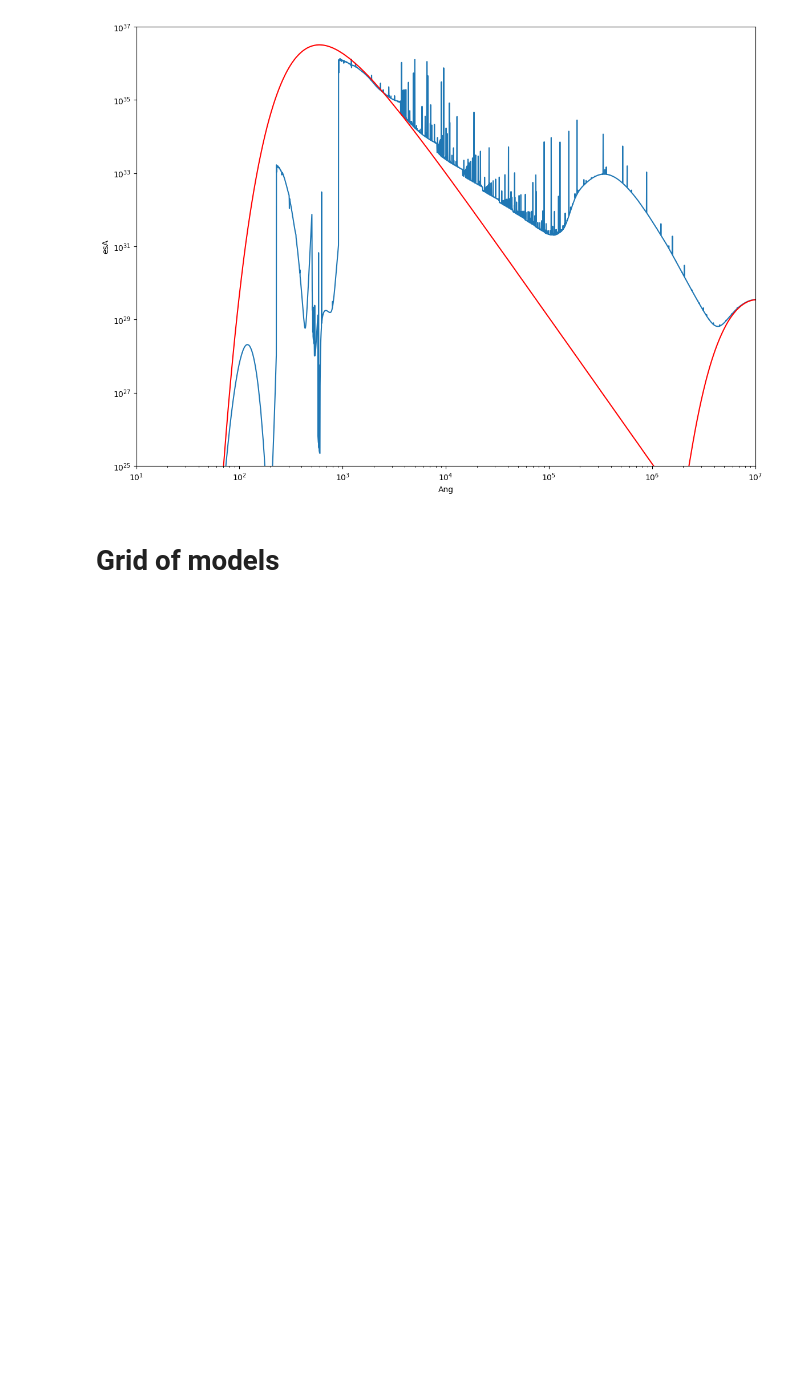
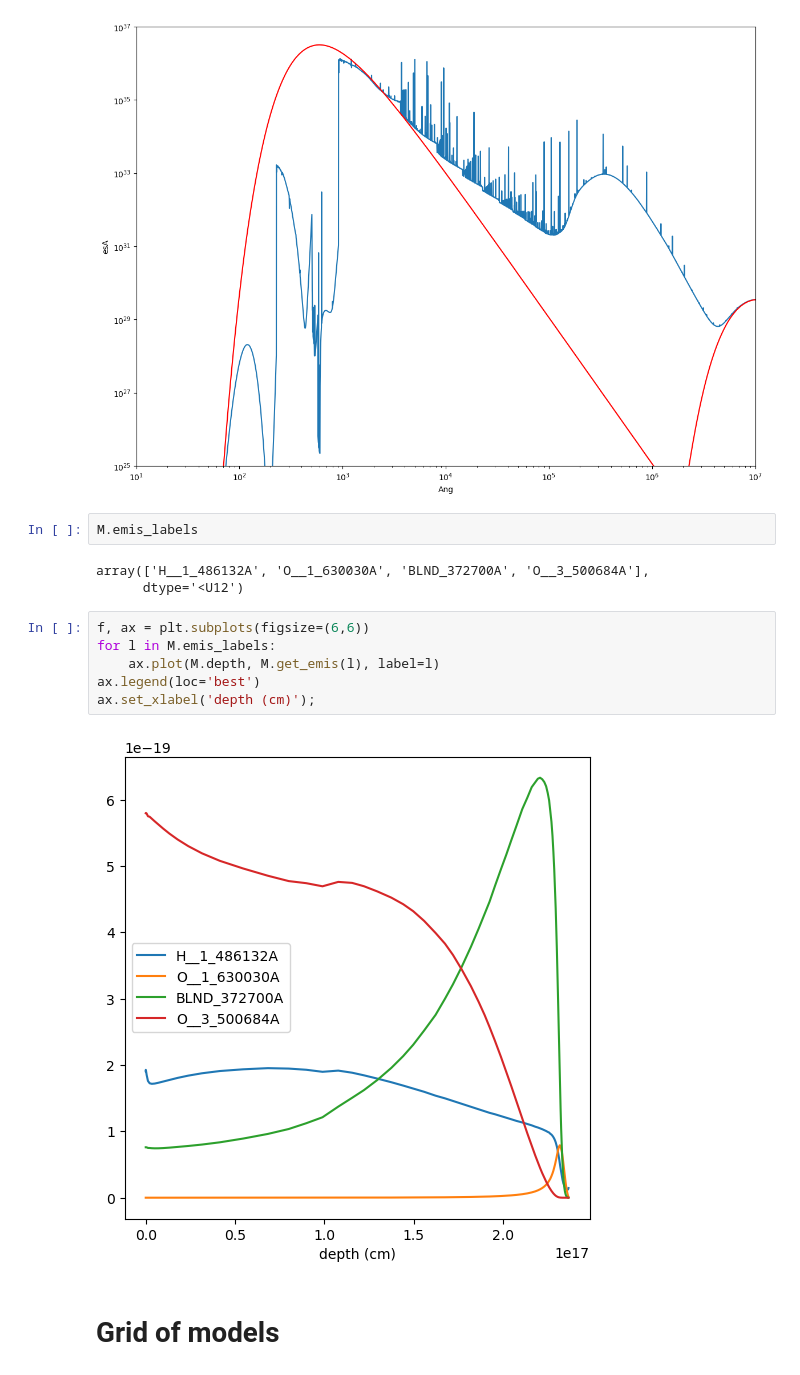
Before and after one commit to Morisset/Cloudy_Summer_School, a Jupyter notebook: Notebooks/1.1.FirstModels.ipynb, the cells around one changed output. Cells and saved outputs as stored; diff of their text form; blank space fills up the shorter version.

```diff
--- a/Notebooks/1.1.FirstModels.ipynb
+++ b/Notebooks/1.1.FirstModels.ipynb
@@ -260,6 +260,19 @@ ax.set_xlim((1e1, 1e7))
 ax.set_ylim((1e25, 1e37));
 # %% [output]
 [figure]
+# %%
+M.emis_labels
+# %% [output]
+array(['H__1_486132A', 'O__1_630030A', 'BLND_372700A', 'O__3_500684A'],
+      dtype='<U12')
+# %%
+f, ax = plt.subplots(figsize=(6,6))
+for l in M.emis_labels:
+    ax.plot(M.depth, M.get_emis(l), label=l)
+ax.legend(loc='best')
+ax.set_xlabel('depth (cm)');
+# %% [output]
+[figure, added]
 # %% [markdown]
 # Grid of models
 # %%
```
Also changed, not shown: parts of 1 cell of this notebook.
